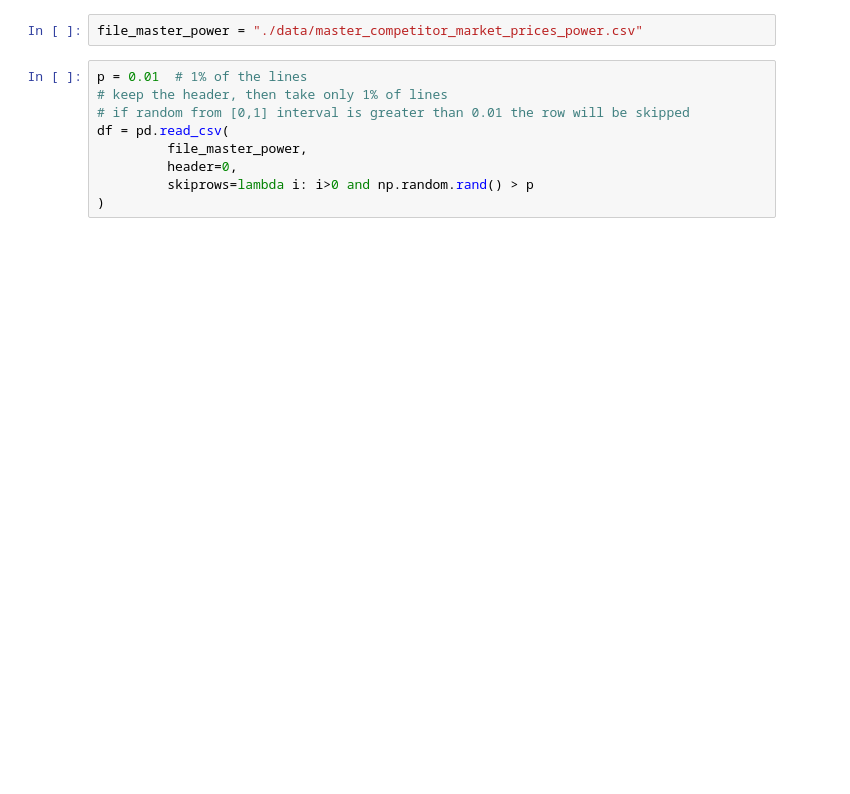
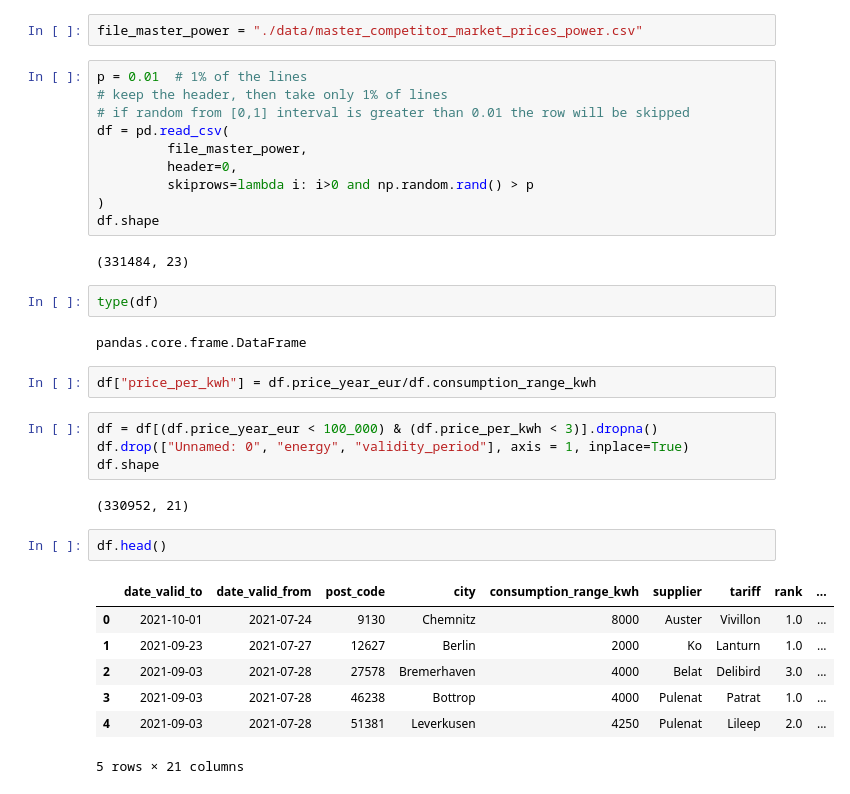
Before and after one commit to michael-fuest/DAiA-EON, a Jupyter notebook: hh_regression.ipynb, the cells around one changed output. Cells and saved outputs as stored; diff of their text form; blank space fills up the shorter version.

```diff
--- a/hh_regression.ipynb
+++ b/hh_regression.ipynb
@@ -14,3 +14,28 @@ df = pd.read_csv(
          header=0,
          skiprows=lambda i: i>0 and np.random.rand() > p
 )
+df.shape
+# %% [output]
+(331484, 23)
+# %%
+type(df)
+# %% [output]
+pandas.core.frame.DataFrame
+# %%
+df["price_per_kwh"] = df.price_year_eur/df.consumption_range_kwh
+# %%
+df = df[(df.price_year_eur < 100_000) & (df.price_per_kwh < 3)].dropna()
+df.drop(["Unnamed: 0", "energy", "validity_period"], axis = 1, inplace=True)
+df.shape
+# %% [output]
+(330952, 21)
+# %%
+df.head()
+# %% [output]
+|  | date_valid_to | date_valid_from | post_code | city | consumption_range_kwh | supplier | tariff | rank | ... |
+| 0 | 2021-10-01 | 2021-07-24 | 9130 | Chemnitz | 8000 | Auster | Vivillon | 1.0 | ... |
+| 1 | 2021-09-23 | 2021-07-27 | 12627 | Berlin | 2000 | Ko | Lanturn | 1.0 | ... |
+| 2 | 2021-09-03 | 2021-07-28 | 27578 | Bremerhaven | 4000 | Belat | Delibird | 3.0 | ... |
+| 3 | 2021-09-03 | 2021-07-28 | 46238 | Bottrop | 4000 | Pulenat | Patrat | 1.0 | ... |
+| 4 | 2021-09-03 | 2021-07-28 | 51381 | Leverkusen | 4250 | Pulenat | Lileep | 2.0 | ... |
+5 rows × 21 columns
```
Also changed, not shown: parts of 13 cells of this notebook, 4 other files.
